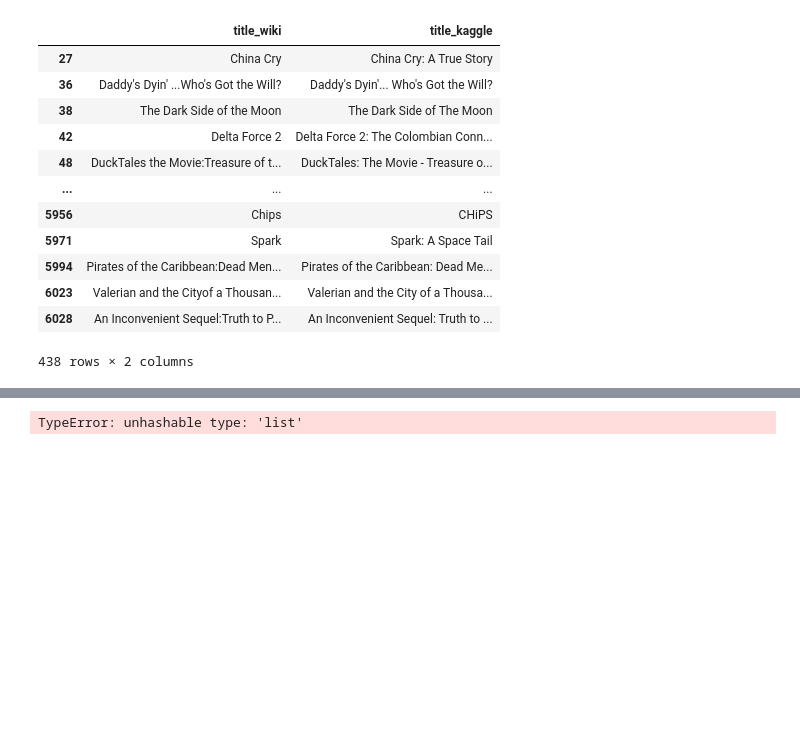
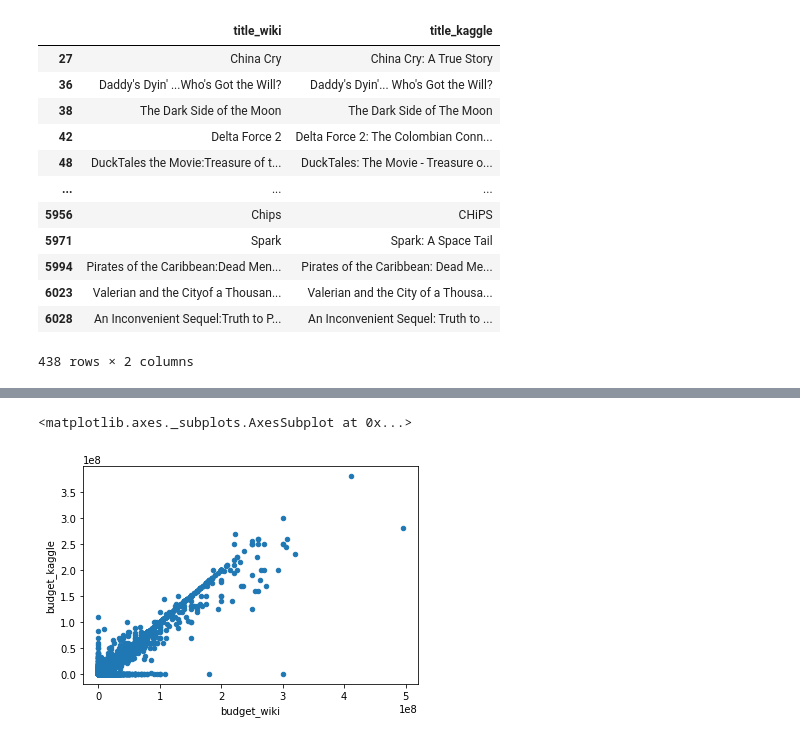
Before and after one commit to TrentBrunson/Movies-ETL, a Jupyter notebook: Movies_ETL.ipynb, the cells around one changed output, grey strips where cells are left out. Saved outputs shown, nothing was run; the diff lists cells and outputs as text; code cells hidden in the pictures; blank space fills up the shorter version.

```diff
--- a/Movies_ETL.ipynb
+++ b/Movies_ETL.ipynb
@@ -1250,5 +1265,5 @@ TypeError: unhashable type: 'list'
 # %%
-movies_df.fillna(0).plot(x='Budget',y='budget', kind='scatter')
-# movies_df.fillna(0).plot(x='budget_wiki',y='budget_kaggle', kind='scatter')
+movies_df.fillna(0).plot(x='budget_wiki',y='budget_kaggle', kind='scatter')
 # %% [output]
-TypeError: unhashable type: 'list'
+<matplotlib.axes._subplots.AxesSubplot at 0x...>
+[figure, added]
```
Also changed, not shown: parts of 24 cells of this notebook, 1 other file.
